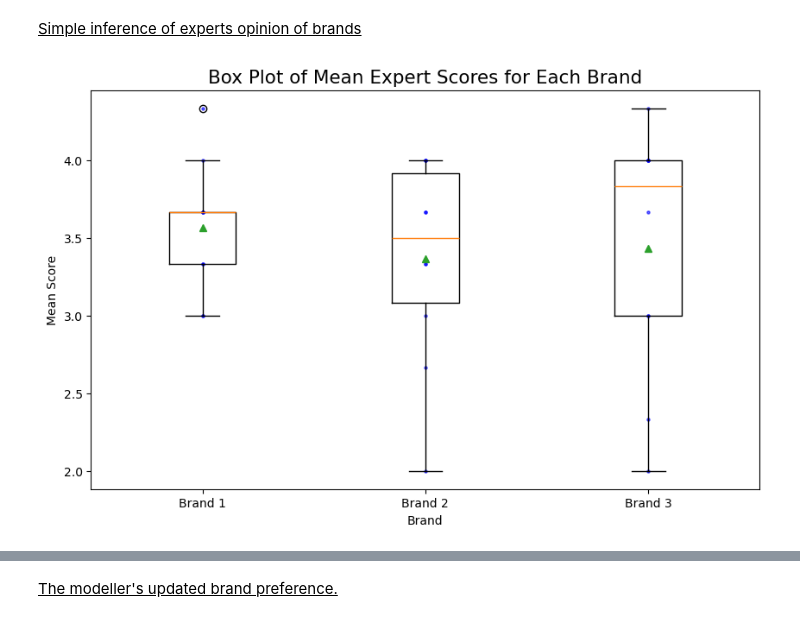
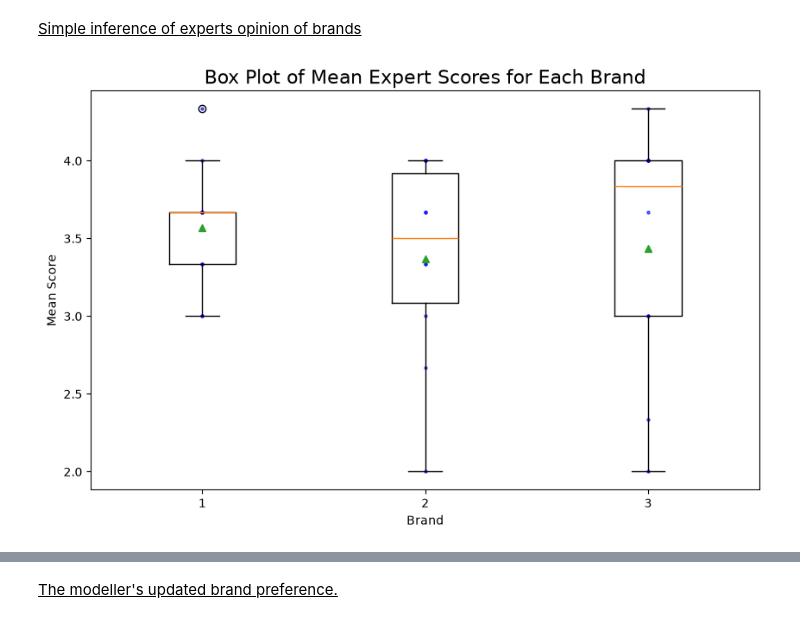
Before and after one commit to Ruzejjur/Targeted-trust-based-merging-of-customers-opinions-Experiments, a Jupyter notebook: code/main.ipynb, the cells around one changed output, grey strips where cells are left out. Cells and saved outputs as stored; diff of their text form; code cells hidden in the pictures.

```diff
--- a/code/main.ipynb
+++ b/code/main.ipynb
@@ -811,30 +812,30 @@ Brand_3_expert_opinions_df = pd.DataFrame(
 # %%
 # Calculate the mean scores of each expert
 Brand_1_means = Brand_1_expert_opinions_df.mean(axis=1)
 Brand_2_means = Brand_2_expert_opinions_df.mean(axis=1)
 Brand_3_means = Brand_3_expert_opinions_df.mean(axis=1)
 
 # Create a box plot for each brand
 fig, ax = plt.subplots(figsize=(10, 6))
 
-ax.boxplot([Brand_1_means, Brand_2_means, Brand_3_means], labels=["Brand 1", "Brand 2", "Brand 3"], showmeans=True)
+ax.boxplot([Brand_1_means, Brand_2_means, Brand_3_means], label=["Brand 1", "Brand 2", "Brand 3"], showmeans=True)
 ax.set_title('Box Plot of Mean Expert Scores for Each Brand', fontsize=15.5)
 ax.set_ylabel('Mean Score')
 ax.set_xlabel('Brand')
 
 # Adding scatter plot of the observations
 x_positions = [1, 2, 3]
 for i, means in enumerate([Brand_1_means, Brand_2_means, Brand_3_means]):
     ax.scatter([x_positions[i]] * len(means), means, alpha=0.6, color='blue', s=5)
 
 # Save the figure in .eps format
 
 # save_path = os.path.join(working_directory, 'Bar_charts', 'brand_mean_scores_boxplot.eps')
 # plt.tight_layout()
 # plt.savefig(save_path, format='eps')
 
 # Show the plot
 plt.show()
 # %% [output]
-[figure, old version]
+[figure, new version]
 # %%
```
Also changed, not shown: parts of 25 cells of this notebook, 7 other files.
